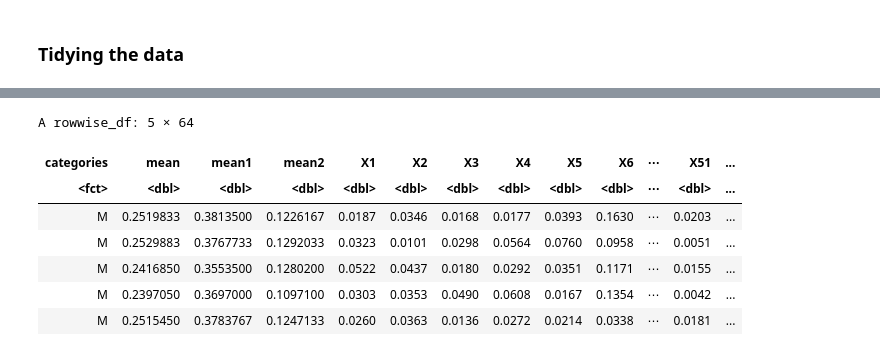
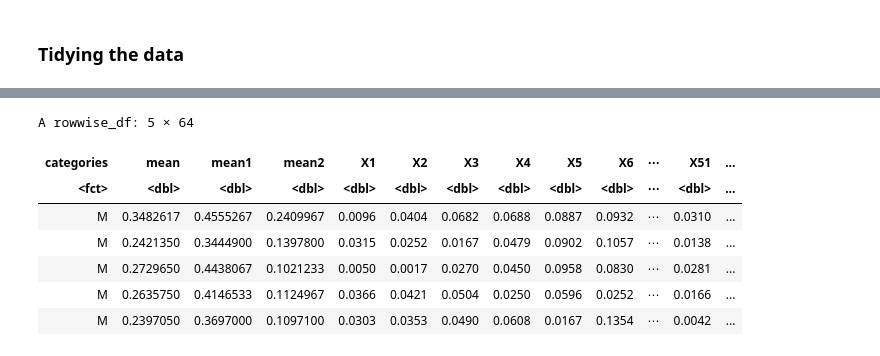
Before and after one commit to ryanarnouk/dsci-100-project, a Jupyter notebook: proposal.ipynb, the cells around one changed output, grey strips where cells are left out. Cells and saved outputs as stored; diff of their text form; code cells hidden in the pictures.

```diff
--- a/proposal.ipynb
+++ b/proposal.ipynb
@@ -113,0 +132,6 @@ We plan to find the mean of each energy frequency as an indicator to classify by
+# %%
+sonar_split <- initial_split(sonar_data, prop = 0.75, strata = categories)
+training_data <- training(sonar_split)
+testing_data <- testing(sonar_split)
+
+tail(training_data, 3) # training data preview
@@ -114,17 +150,17 @@ We plan to find the mean of each energy frequency as an indicator to classify by
 # %%
-average_data <- sonar_data %>%
+average_testing_data <- testing_data %>%
     rowwise() %>%
     mutate(mean2 = mean(c_across(X31:X60)), `.after` = categories) %>%
     mutate(mean1 = mean(c_across(X1:X30)), `.after` = categories) %>%
     mutate(mean = mean(c_across(X1:X60)), `.after` = categories)
 
-tail(average_data, 5) # previewing the average plots
+tail(average_testing_data, 5) # previewing the average plots
 # %% [output]
 A rowwise_df: 5 × 64
 | categories | mean | mean1 | mean2 | X1 | X2 | X3 | X4 | X5 | X6 | ⋯ | X51 | ... |
 | <fct> | <dbl> | <dbl> | <dbl> | <dbl> | <dbl> | <dbl> | <dbl> | <dbl> | <dbl> | ⋯ | <dbl> | ... |
-| M | 0.2519833 | 0.3813500 | 0.1226167 | 0.0187 | 0.0346 | 0.0168 | 0.0177 | 0.0393 | 0.1630 | ⋯ | 0.0203 | ... |
-| M | 0.2529883 | 0.3767733 | 0.1292033 | 0.0323 | 0.0101 | 0.0298 | 0.0564 | 0.0760 | 0.0958 | ⋯ | 0.0051 | ... |
-| M | 0.2416850 | 0.3553500 | 0.1280200 | 0.0522 | 0.0437 | 0.0180 | 0.0292 | 0.0351 | 0.1171 | ⋯ | 0.0155 | ... |
+| M | 0.3482617 | 0.4555267 | 0.2409967 | 0.0096 | 0.0404 | 0.0682 | 0.0688 | 0.0887 | 0.0932 | ⋯ | 0.0310 | ... |
+| M | 0.2421350 | 0.3444900 | 0.1397800 | 0.0315 | 0.0252 | 0.0167 | 0.0479 | 0.0902 | 0.1057 | ⋯ | 0.0138 | ... |
+| M | 0.2729650 | 0.4438067 | 0.1021233 | 0.0050 | 0.0017 | 0.0270 | 0.0450 | 0.0958 | 0.0830 | ⋯ | 0.0281 | ... |
+| M | 0.2635750 | 0.4146533 | 0.1124967 | 0.0366 | 0.0421 | 0.0504 | 0.0250 | 0.0596 | 0.0252 | ⋯ | 0.0166 | ... |
 | M | 0.2397050 | 0.3697000 | 0.1097100 | 0.0303 | 0.0353 | 0.0490 | 0.0608 | 0.0167 | 0.1354 | ⋯ | 0.0042 | ... |
-| M | 0.2515450 | 0.3783767 | 0.1247133 | 0.0260 | 0.0363 | 0.0136 | 0.0272 | 0.0214 | 0.0338 | ⋯ | 0.0181 | ... |
```
Also changed, not shown: parts of 24 cells of this notebook.
